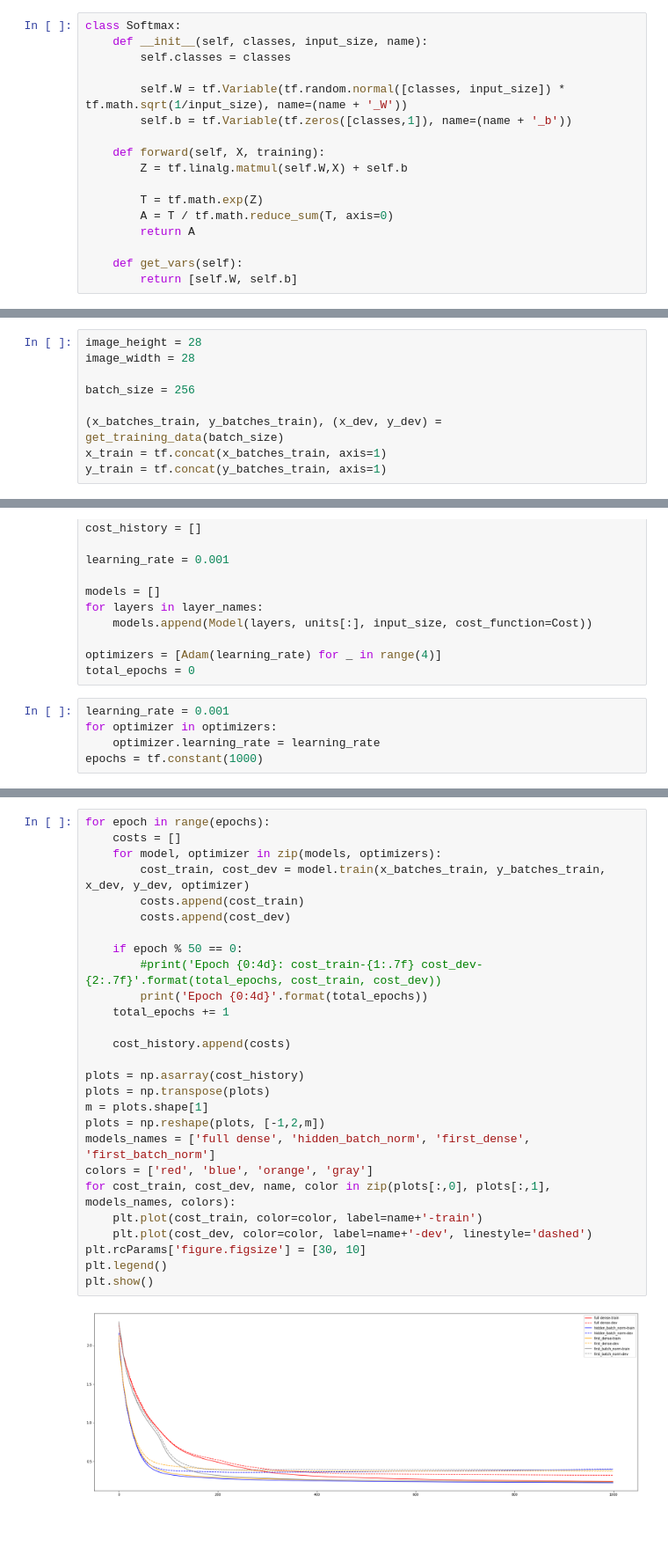
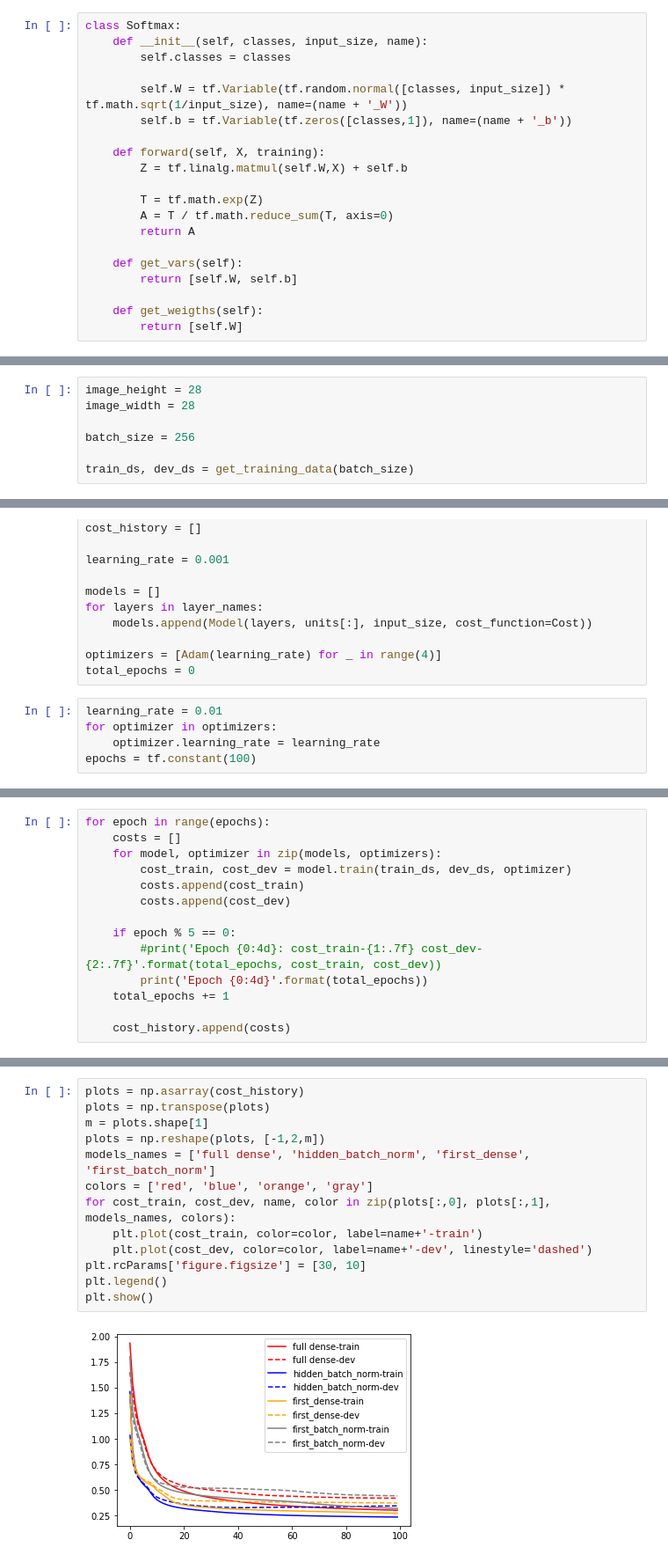
Before and after one commit to asarwinski/NeuralNetworks, a Jupyter notebook: MNIST/mnist.ipynb, the cells around one changed output, grey strips where cells are left out. Shown at 88% size. Saved outputs shown, nothing was run; the diff lists cells and outputs as text; blank space fills up the shorter version.

Commit message:
Changed numpy arrays to tf.Data, still need to optimize performance

```diff
--- a/MNIST/mnist.ipynb
+++ b/MNIST/mnist.ipynb
@@ -85,6 +94,9 @@ class Softmax:
 
     def get_vars(self):
         return [self.W, self.b]
+
+    def get_weigths(self):
+        return [self.W]
 # %%
 class Model:
     def __init__(self, layer_names, units, input_size, cost_function):
@@ -249,9 +257,7 @@ image_width = 28
 
 batch_size = 256
 
-(x_batches_train, y_batches_train), (x_dev, y_dev) = get_training_data(batch_size)
-x_train = tf.concat(x_batches_train, axis=1)
-y_train = tf.concat(y_batches_train, axis=1)
+train_ds, dev_ds = get_training_data(batch_size)
 # %%
 layer_names = [
     ['dense', 'dense', 'dense', 'softmax'],
@@ -272,7 +278,7 @@ for layers in layer_names:
 optimizers = [Adam(learning_rate) for _ in range(4)]
 total_epochs = 0
 # %%
-learning_rate = 0.001
+learning_rate = 0.01
 for optimizer in optimizers:
     optimizer.learning_rate = learning_rate
-epochs = tf.constant(1000)
+epochs = tf.constant(100)
@@ -278,0 +289,14 @@ epochs = tf.constant(1000)
+# %%
+for epoch in range(epochs):
+    costs = []
+    for model, optimizer in zip(models, optimizers):
+        cost_train, cost_dev = model.train(train_ds, dev_ds, optimizer)
+        costs.append(cost_train)
+        costs.append(cost_dev)
+
+    if epoch % 5 == 0:
+        #print('Epoch {0:4d}: cost_train-{1:.7f} cost_dev-{2:.7f}'.format(total_epochs, cost_train, cost_dev))
+        print('Epoch {0:4d}'.format(total_epochs))
+    total_epochs += 1
+
+    cost_history.append(costs)
@@ -279,32 +317,18 @@ epochs = tf.constant(1000)
 # %%
-for epoch in range(epochs):
-    costs = []
-    for model, optimizer in zip(models, optimizers):
-        cost_train, cost_dev = model.train(x_batches_train, y_batches_train, x_dev, y_dev, optimizer)
-        costs.append(cost_train)
-        costs.append(cost_dev)
-
-    if epoch % 50 == 0:
-        #print('Epoch {0:4d}: cost_train-{1:.7f} cost_dev-{2:.7f}'.format(total_epochs, cost_train, cost_dev))
-        print('Epoch {0:4d}'.format(total_epochs))
-    total_epochs += 1
-
-    cost_history.append(costs)
-
 plots = np.asarray(cost_history)
 plots = np.transpose(plots)
 m = plots.shape[1]
 plots = np.reshape(plots, [-1,2,m])
 models_names = ['full dense', 'hidden_batch_norm', 'first_dense', 'first_batch_norm']
 colors = ['red', 'blue', 'orange', 'gray']
 for cost_train, cost_dev, name, color in zip(plots[:,0], plots[:,1], models_names, colors):
     plt.plot(cost_train, color=color, label=name+'-train')
     plt.plot(cost_dev, color=color, label=name+'-dev', linestyle='dashed')
 plt.rcParams['figure.figsize'] = [30, 10]
 plt.legend()
 plt.show()
 # %% [output]
-[figure, old version]
+[figure, new version]
 # %%
 prediction = model.forward(tf.concat(x_batches_train, axis=1))
 a = tf.argmax(prediction, axis=0)
```
Also changed, not shown: parts of 13 cells of this notebook, 1 other file.
